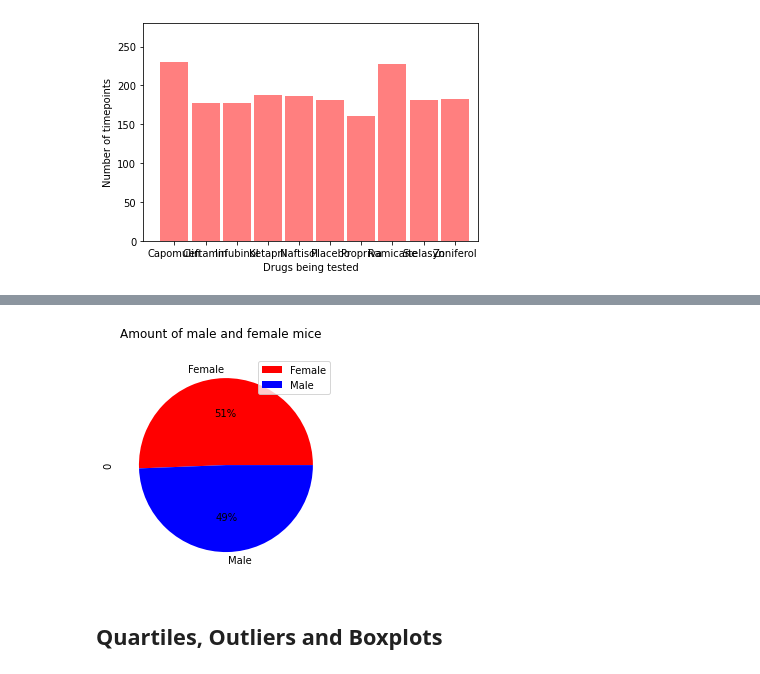
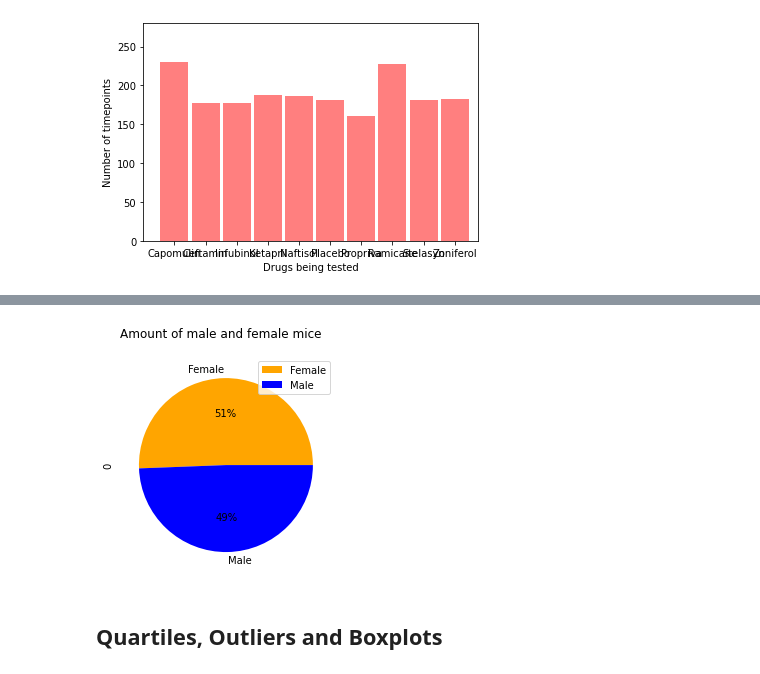
Before and after one commit to nickjaycarr88/Pymaceuticals-assignment-5, a Jupyter notebook: pymaceuticals_starter.ipynb, the cells around one changed output, grey strips where cells are left out. Drawn from its saved outputs; the diff is of its cells as text; code cells hidden in the pictures.

```diff
--- a/pymaceuticals_starter.ipynb
+++ b/pymaceuticals_starter.ipynb
@@ -194,11 +191,11 @@ plt.show
 # %%
 # Generate a pie plot showing the distribution of female versus male mice using pyplot
 
-colours =["red", "blue"]
+colours =["orange", "blue"]
 labels = ["Female", "Male"]
 male_v_female_pandas = pd.DataFrame({female_numbers, male_numbers})
 plot = male_v_female_pandas.plot.pie(subplots=True, colors=colours, autopct='%1.0f%%', labels=labels, title = "Amount of male and female mice" )
 # %% [output]
-[figure, old version]
+[figure, new version]
 # %% [markdown]
 ## Quartiles, Outliers and Boxplots
```
Also changed, not shown: parts of 22 cells of this notebook, 5 other files.
